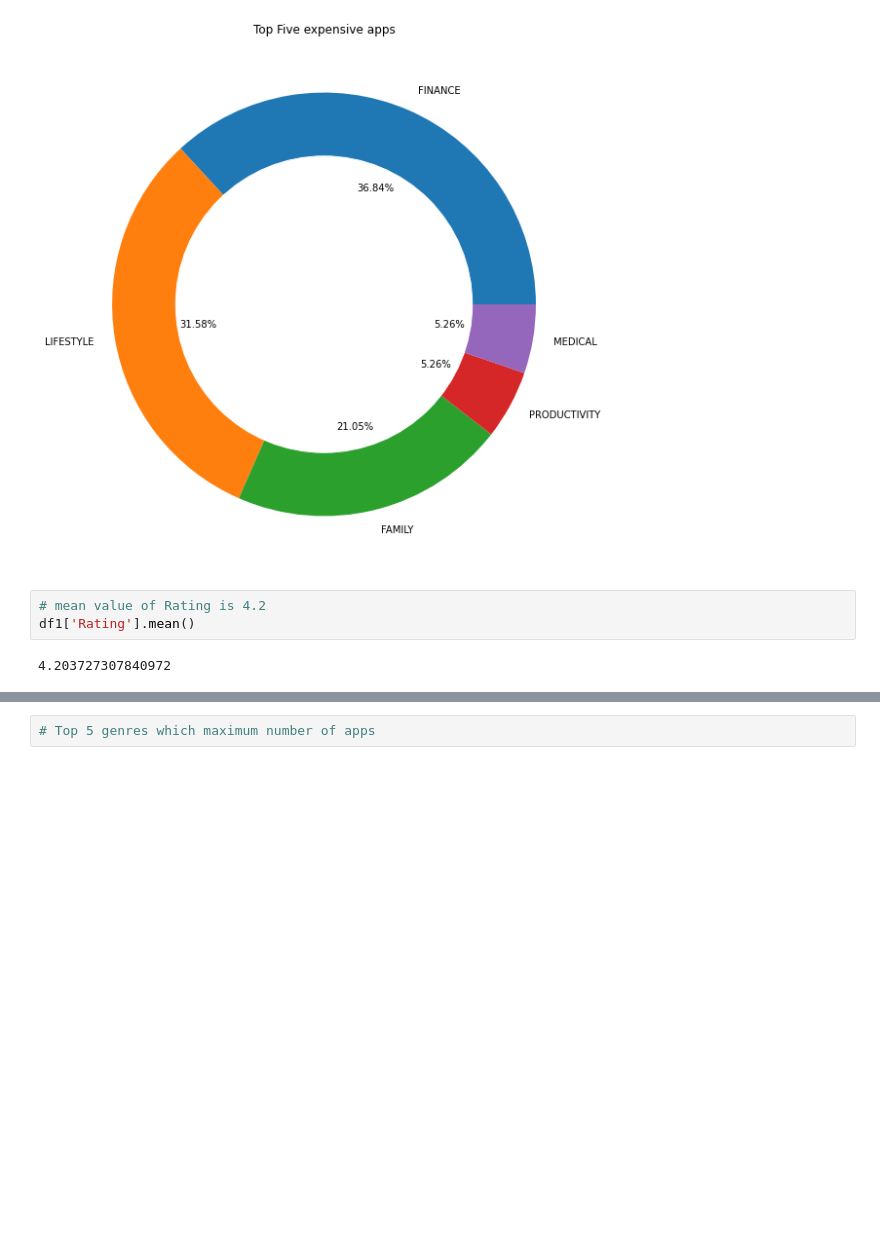
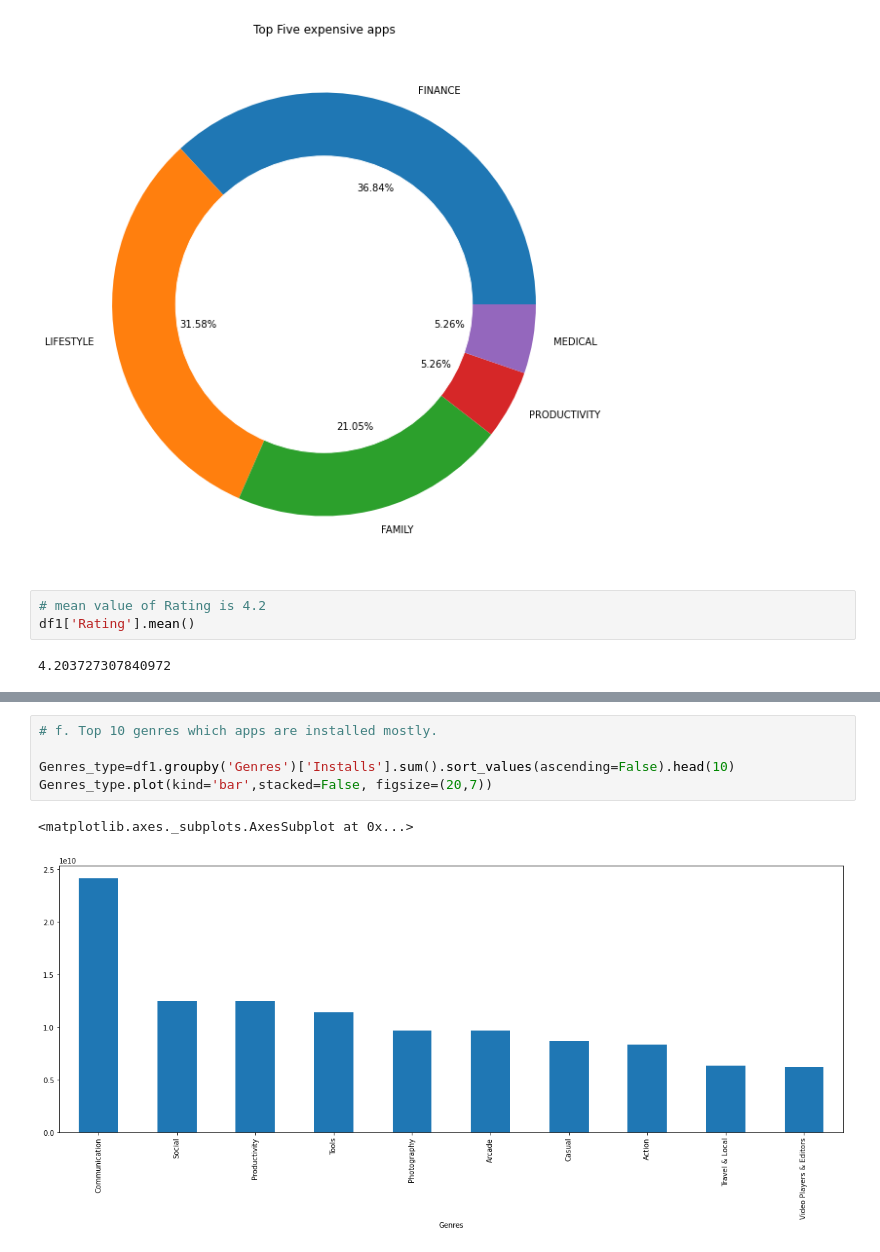
Before and after one commit to prashantmiracle/Play-Store-App-Review-Analysis, a Jupyter notebook: Play Store App Review Analysis - Capstone Project.ipynb, the cells around one changed output, grey strips where cells are left out. Cells and saved outputs as stored; diff of their text form; blank space fills up the shorter version.

```diff
--- a/Play Store App Review Analysis - Capstone Project.ipynb
+++ b/Play Store App Review Analysis - Capstone Project.ipynb
@@ -533,5 +535,11 @@ plt.xticks(rotation=90)
         17, 18, 19, 20, 21, 22, 23, 24, 25, 26, 27, 28, 29, 30, 31, 32]),
  <a list of 33 Text major ticklabel objects>)
 [figure]
-# %%
-# Top 5 genres which maximum number of apps
+# %%
+# f. Top 10 genres which apps are installed mostly.
+
+Genres_type=df1.groupby('Genres')['Installs'].sum().sort_values(ascending=False).head(10)
+Genres_type.plot(kind='bar',stacked=False, figsize=(20,7))
+# %% [output]
+<matplotlib.axes._subplots.AxesSubplot at 0x...>
+[figure, added]
```
Also changed, not shown: parts of 7 cells of this notebook.
